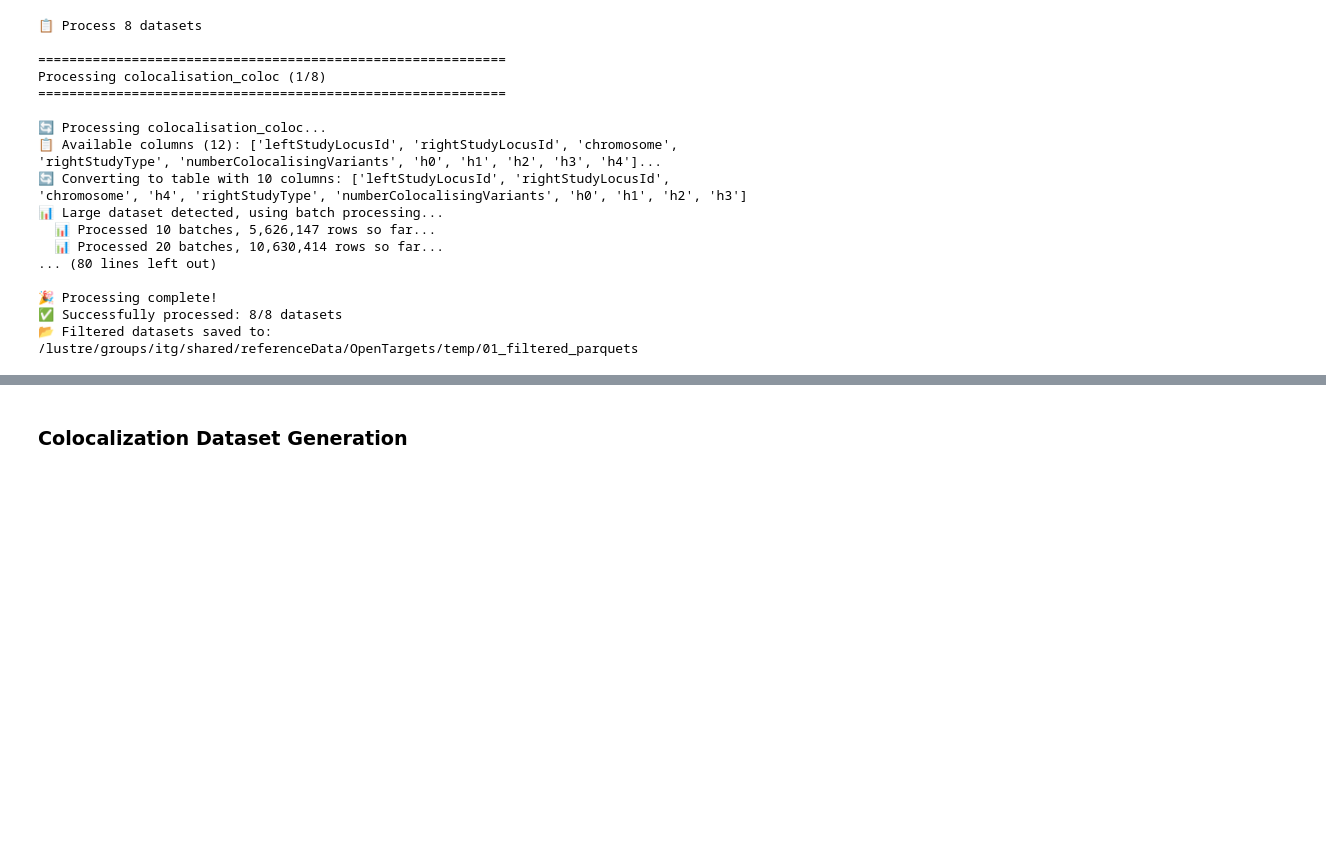
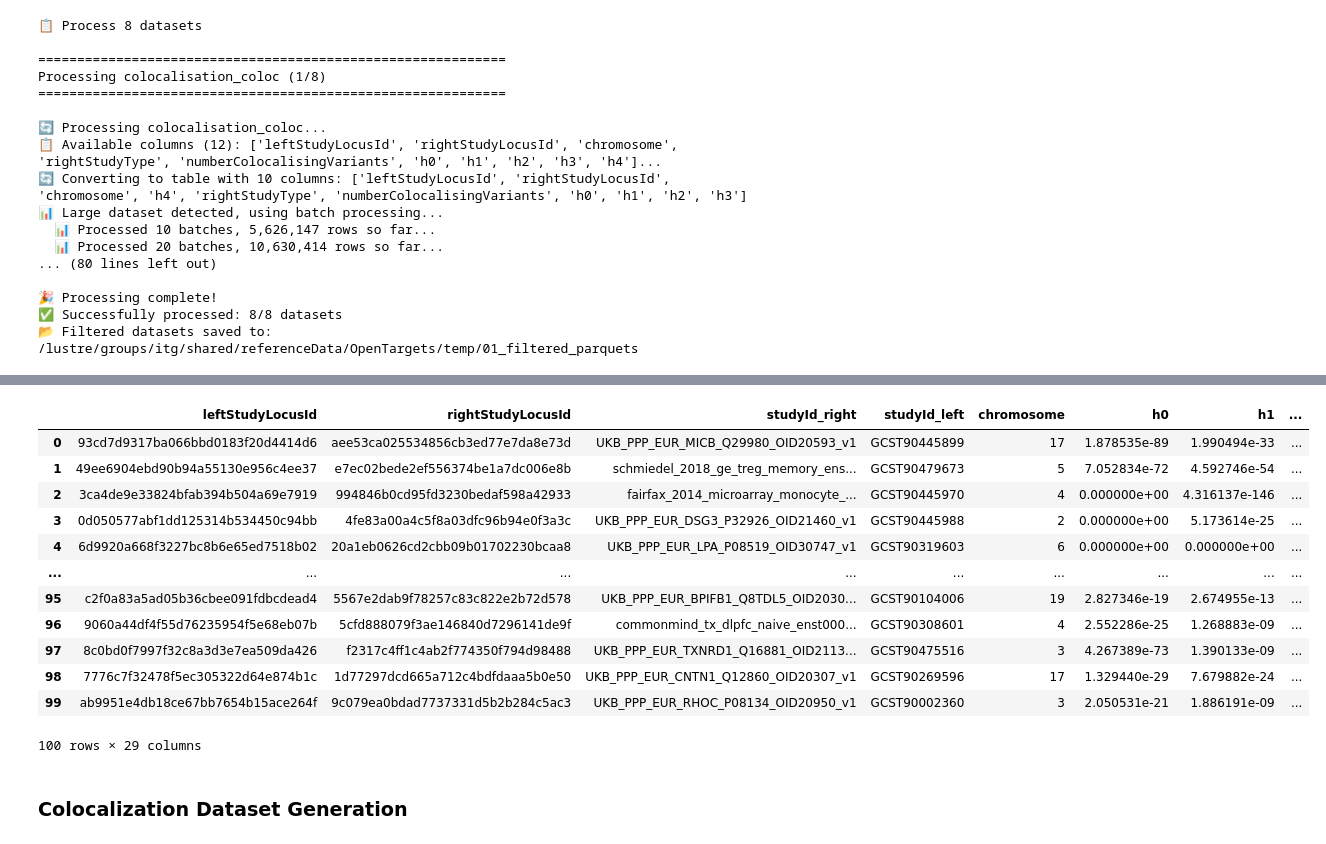
Before and after one commit to Vlasovets/opentargets-metadata, a Jupyter notebook: opentargets_coloc_analysis.ipynb, the cells around one changed output, grey strips where cells are left out. Drawn from its saved outputs; the diff is of its cells as text; code cells hidden in the pictures; blank space fills up the shorter version.

Commit message:
add study id and gene id to the final snapshot

```diff
--- a/opentargets_coloc_analysis.ipynb
+++ b/opentargets_coloc_analysis.ipynb
@@ -755,3 +1063,5 @@ Processing colocalisation_coloc (1/8)
 🎉 Processing complete!
 ✅ Successfully processed: 8/8 datasets
 📂 Filtered datasets saved to: /lustre/groups/itg/shared/referenceData/OpenTargets/temp/01_filtered_parquets
+# %%
+df_final_available_doubleJoin = analyze_gwas_colocalizations_with_available_columns_doubleJoin(output_path)
@@ -758,3 +1090,58 @@ Processing colocalisation_coloc (1/8)
+# %%
+### join with target and GWAS datasets
+target = pd.read_parquet('/lustre/groups/itg/shared/referenceData/OpenTargets/temp/01_filtered_parquets/target.parquet')
+study = pd.read_parquet('/lustre/groups/itg/shared/referenceData/OpenTargets/temp/01_filtered_parquets/study.parquet')
+
+# Merge study with df_final_available_doubleJoin by projectId (study) and studyId_left (df_final_available_doubleJoin)
+coloc_study_merged = df_final_available_doubleJoin.merge(
+    study,
+    left_on='studyId_right',
+    right_on='studyId',
+    how='left',
+    suffixes=('', '_study')
+)
+
+
+coloc_study_target_merged = coloc_study_merged.merge(
+    target,
+    left_on='geneId',
+    right_on='id',
+    how='left',
+    suffixes=('', '_target')
+)
+
+# Define columns to drop (these are duplicates after merge)
+columns_to_drop = [
+    'studyId',        # duplicate of studyId_right or studyId_left
+    'id',             # duplicate of geneId
+    'approvedSymbol', # duplicate if already present
+    'biotype'         # duplicate if already present
+]
+
+coloc_study_target_merged_clean = coloc_study_target_merged.drop(columns=columns_to_drop)
+
+coloc_study_target_merged_clean = coloc_study_target_merged_clean.rename(columns={
+    'studyId_right': 'studyId',
+    'geneId': 'geneId',
+    'approvedSymbol': 'gene_symbol',
+    'biotype': 'gene_biotype'
+})
+
+coloc_study_target_merged_clean
+# %% [output]
+|  | leftStudyLocusId | rightStudyLocusId | studyId_right | studyId_left | chromosome | h0 | h1 | ... |
+| 0 | 93cd7d9317ba066bbd0183f20d4414d6 | aee53ca025534856cb3ed77e7da8e73d | UKB_PPP_EUR_MICB_Q29980_OID20593_v1 | GCST90445899 | 17 | 1.878535e-89 | 1.990494e-33 | ... |
+| 1 | 49ee6904ebd90b94a55130e956c4ee37 | e7ec02bede2ef556374be1a7dc006e8b | schmiedel_2018_ge_treg_memory_ens... | GCST90479673 | 5 | 7.052834e-72 | 4.592746e-54 | ... |
+| 2 | 3ca4de9e33824bfab394b504a69e7919 | 994846b0cd95fd3230bedaf598a42933 | fairfax_2014_microarray_monocyte_... | GCST90445970 | 4 | 0.000000e+00 | 4.316137e-146 | ... |
+| 3 | 0d050577abf1dd125314b534450c94bb | 4fe83a00a4c5f8a03dfc96b94e0f3a3c | UKB_PPP_EUR_DSG3_P32926_OID21460_v1 | GCST90445988 | 2 | 0.000000e+00 | 5.173614e-25 | ... |
+| 4 | 6d9920a668f3227bc8b6e65ed7518b02 | 20a1eb0626cd2cbb09b01702230bcaa8 | UKB_PPP_EUR_LPA_P08519_OID30747_v1 | GCST90319603 | 6 | 0.000000e+00 | 0.000000e+00 | ... |
+| ... | ... | ... | ... | ... | ... | ... | ... | ... |
+| 95 | c2f0a83a5ad05b36cbee091fdbcdead4 | 5567e2dab9f78257c83c822e2b72d578 | UKB_PPP_EUR_BPIFB1_Q8TDL5_OID2030... | GCST90104006 | 19 | 2.827346e-19 | 2.674955e-13 | ... |
+| 96 | 9060a44df4f55d76235954f5e68eb07b | 5cfd888079f3ae146840d7296141de9f | commonmind_tx_dlpfc_naive_enst000... | GCST90308601 | 4 | 2.552286e-25 | 1.268883e-09 | ... |
+| 97 | 8c0bd0f7997f32c8a3d3e7ea509da426 | f2317c4ff1c4ab2f774350f794d98488 | UKB_PPP_EUR_TXNRD1_Q16881_OID2113... | GCST90475516 | 3 | 4.267389e-73 | 1.390133e-09 | ... |
+| 98 | 7776c7f32478f5ec305322d64e874b1c | 1d77297dcd665a712c4bdfdaaa5b0e50 | UKB_PPP_EUR_CNTN1_Q12860_OID20307_v1 | GCST90269596 | 17 | 1.329440e-29 | 7.679882e-24 | ... |
+| 99 | ab9951e4db18ce67bb7654b15ace264f | 9c079ea0bdad7737331d5b2b284c5ac3 | UKB_PPP_EUR_RHOC_P08134_OID20950_v1 | GCST90002360 | 3 | 2.050531e-21 | 1.886191e-09 | ... |
+100 rows × 29 columns
 # %% [markdown]
 ### Colocalization Dataset Generation
 # %%
```
Also changed, not shown: parts of 3 cells of this notebook.
